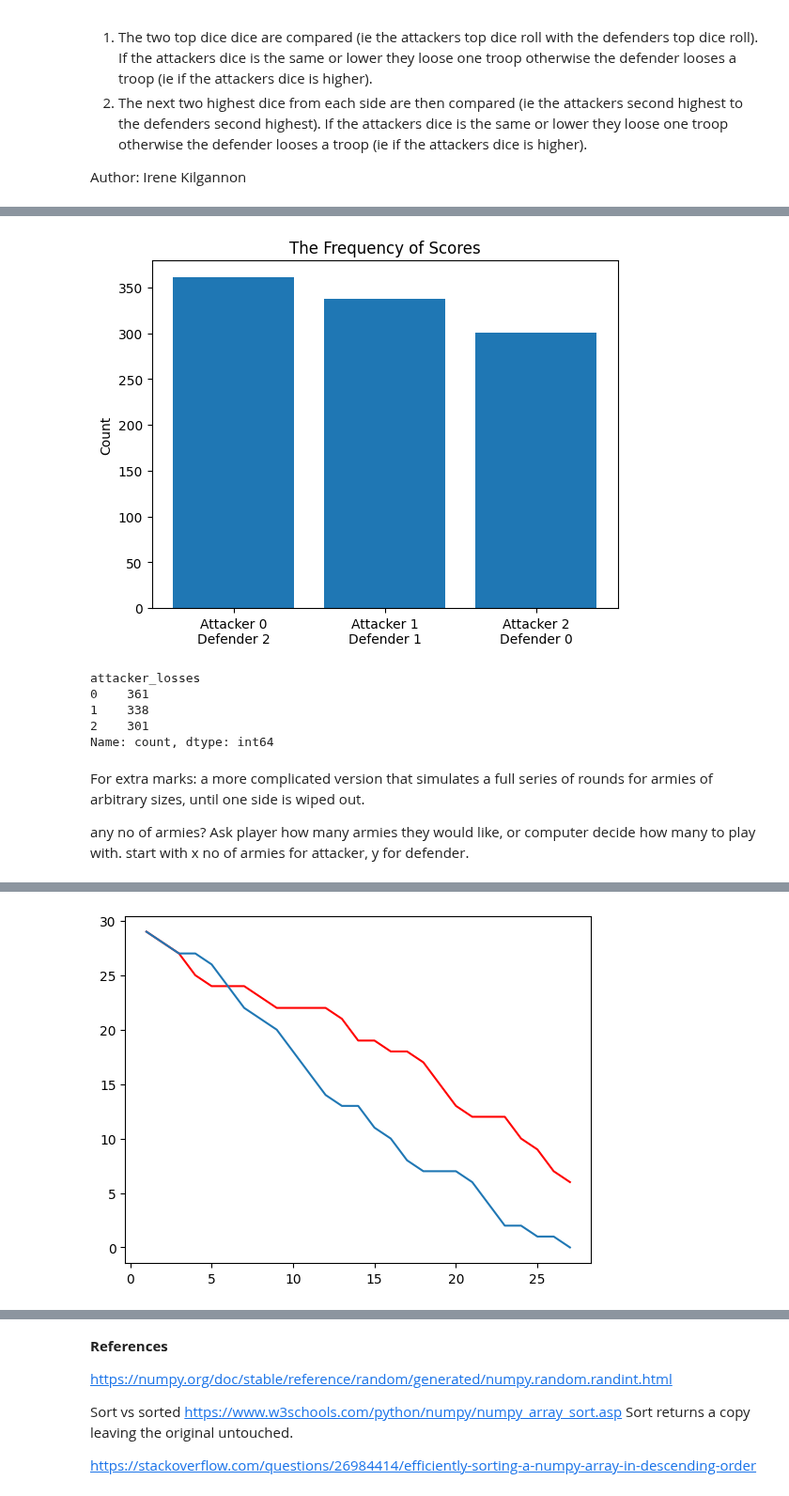
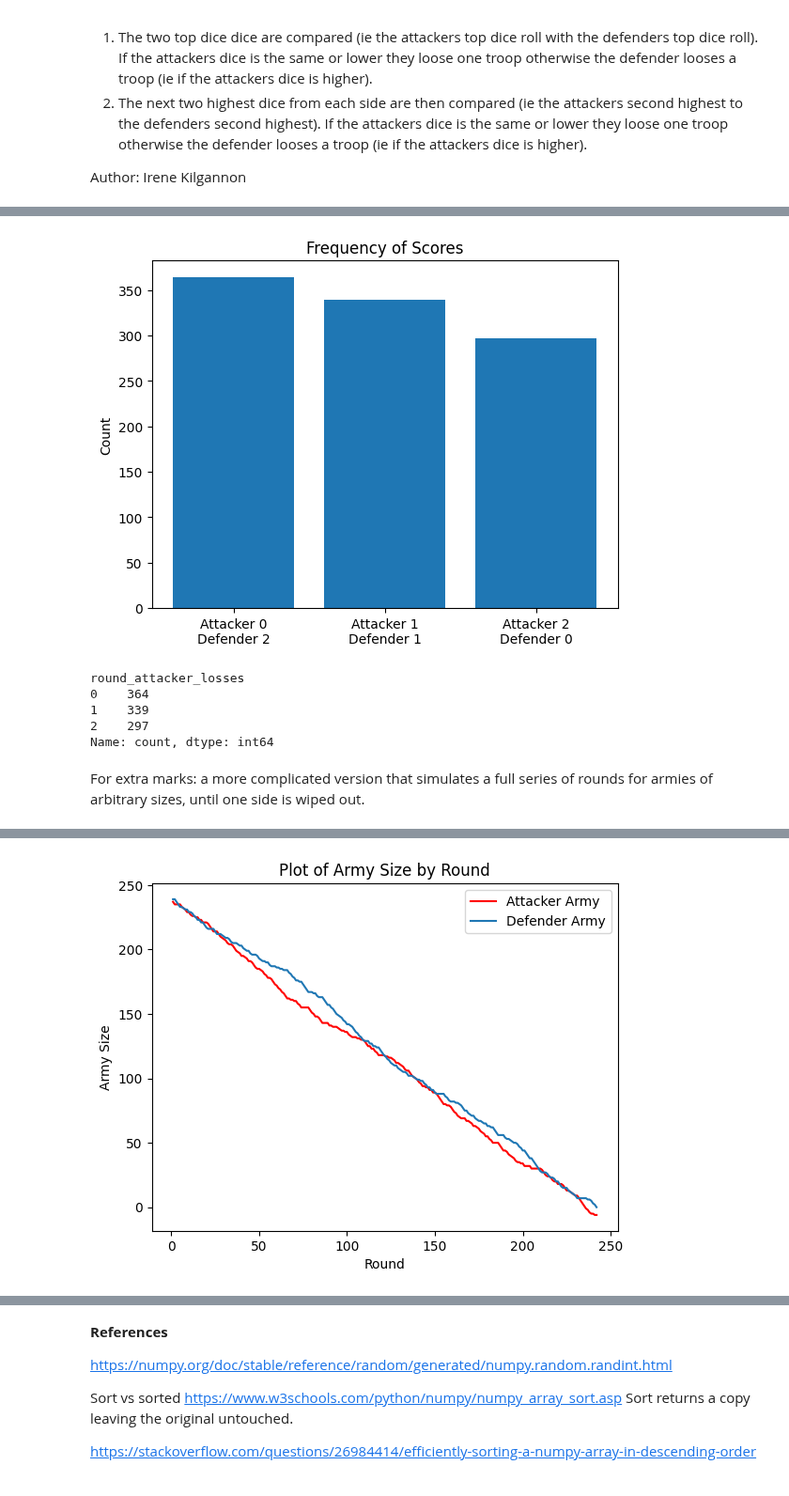
Before and after one commit to IreneKilgannon/PFDA, a Jupyter notebook: PFDA-assignments/assignment_5_risk.ipynb, the cells around one changed output, grey strips where cells are left out. Shown at 94% size. Saved outputs shown, nothing was run; the diff lists cells and outputs as text; code cells hidden in the pictures.

Commit message:
created functions for version of game with army size, improved plots

```diff
--- a/PFDA-assignments/assignment_5_risk.ipynb
+++ b/PFDA-assignments/assignment_5_risk.ipynb
@@ -30,4 +30,16 @@ import random
 import matplotlib.pyplot as plt
 import pandas as pd
 import seaborn as sns
+# %%
+def roll_dice(num_dice):
+    '''A function to simulate the rolling of any number of dice and create a list of the results of the dice rolls sorted in descending order.
+
+    Arguments:
+        num_dice (int): the number of dice to roll.'''
+
+    # Simulate the dice rolls
+    roll_results = [random.randint(1, 6) for _ in range(num_dice)]
+
+    # Return a list sorted in descending order.
+    return sorted(roll_results, reverse=True)
 # %%
@@ -158,35 +160,36 @@ round_scores.head()
 # %%
-# what i want to do is do a frequency of the round wins.
-y = np.array(round_scores['attacker_losses'].value_counts())
+# Display the frequncy of round scores
+y = np.array(round_scores['round_attacker_losses'].value_counts())
 
 x = np.array(['Attacker 0\nDefender 2', 'Attacker 1\nDefender 1', 'Attacker 2\nDefender 0'])
 
 plt.bar(x, y)
-plt.title('The Frequency of Scores')
+plt.title('Frequency of Scores')
 plt.ylabel('Count')
 plt.show()
 
-print(round_scores['attacker_losses'].value_counts())
+print(round_scores['round_attacker_losses'].value_counts())
 # %% [output]
-[figure, old version]
+[figure, new version]
-attacker_losses
-0    361
-1    338
-2    301
+round_attacker_losses
+0    364
+1    339
+2    297
 Name: count, dtype: int64
 # %% [markdown]
 For extra marks: a more complicated version that simulates a full series of rounds for armies of arbitrary sizes, until one side is wiped out.
-
-any no of armies? Ask player how many armies they would like, or computer decide how many to play with.
-start with x no of armies for attacker, y for defender.
 # %%
 # Very very basic version with an army size initialised at start of battle.
-round_attacker_losses = 0
-round_defender_losses = 0
 
-attacker_army_size = 30
-defender_army_size = 30
+#https://numpy.org/doc/2.0/reference/random/generated/numpy.random.randint.html
+# Random number to set the army size
+attacker_army_size = random.randint(1, 1000)
+print(f'The attacker army size at start of game: {attacker_army_size}')
 
+# Both armies to have the same size, make the game fairer.
+defender_army_size = attacker_army_size
+
+print(f'The defender army size at start of game: {defender_army_size}')
 
 attacker_losses = 0
 defender_losses = 0
@@ -198,6 +201,10 @@ for round in range(1, 1000):
     attacker_dice = roll_dice(3)
     # Roll the defender dice
     defender_dice = roll_dice(2)
+
+    round_attacker_losses = 0
+    round_defender_losses = 0
+
     # Calculate the losses.
     for a, d in zip(attacker_dice, defender_dice):
         if  a <= d:
@@ -210,28 +217,30 @@ for round in range(1, 1000):
     attacker_losses += round_attacker_losses
     defender_losses += round_defender_losses
 
-    #
+
+    # Append results to round_scores list.
     round_scores.append({
         'round': round,
         'attacker_dice': attacker_dice,
         'defender_dice': defender_dice,
-        'attacker_losses': round_attacker_losses,
-        'defender_losses': round_defender_losses,
+        'round_attacker_losses': round_attacker_losses,
+        'round_defender_losses': round_defender_losses,
+        'attacker_losses': attacker_losses,
+        'defender_losses': defender_losses,
         'attacker_army_size': attacker_army_size,
         'defender_army_size':defender_army_size})
 
     if attacker_army_size == 0 or defender_army_size == 0:
         break
 
-print(f'attacker_army_size: {attacker_army_size}')
+print(f'At the end of the game the attacker army size is: {attacker_army_size}')
 
-print(f'defender_army_size: {defender_army_size}')
+print(f'At the end of the game the defender army size: {defender_army_size}')
 
-print(f'attacker losses:{round_attacker_losses}')
+print(f'attacker losses:{attacker_losses}')
 
-print(f'defender losses:{round_defender_losses}')
-
-print(round_scores)
+print(f'defender losses:{defender_losses}')
+print(f' The number of rounds played: {len(round_scores)}')
 
 # Plot the army size as the rounds progress.
 round_scores = pd.DataFrame(round_scores)
@@ -239,5 +248,12 @@ print(round_scores.head())
 
 plt.plot(round_scores['round'], round_scores['attacker_army_size'], color = 'r')
 plt.plot(round_scores['round'], round_scores['defender_army_size'])
+plt.title('Plot of Army Size by Round')
+
+legend = ['Attacker Army', 'Defender Army']
+
+plt.legend(legend)
+plt.xlabel('Round')
+plt.ylabel('Army Size')
 plt.show()
 # %% [output]
@@ -262 +277 @@ defender losses:30
-[figure, old version]
+[figure, new version]
```
Also changed, not shown: parts of 15 cells of this notebook, 1 other file.
